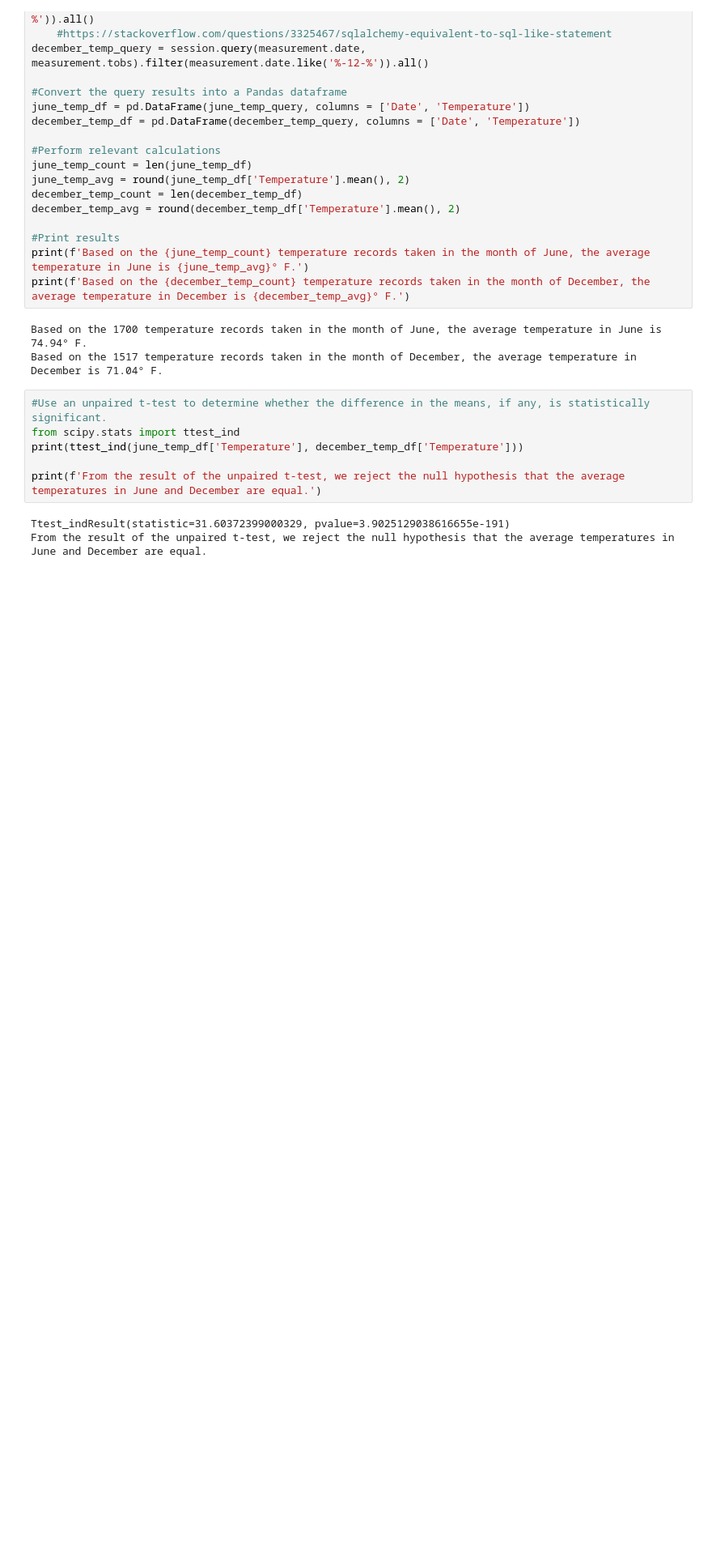
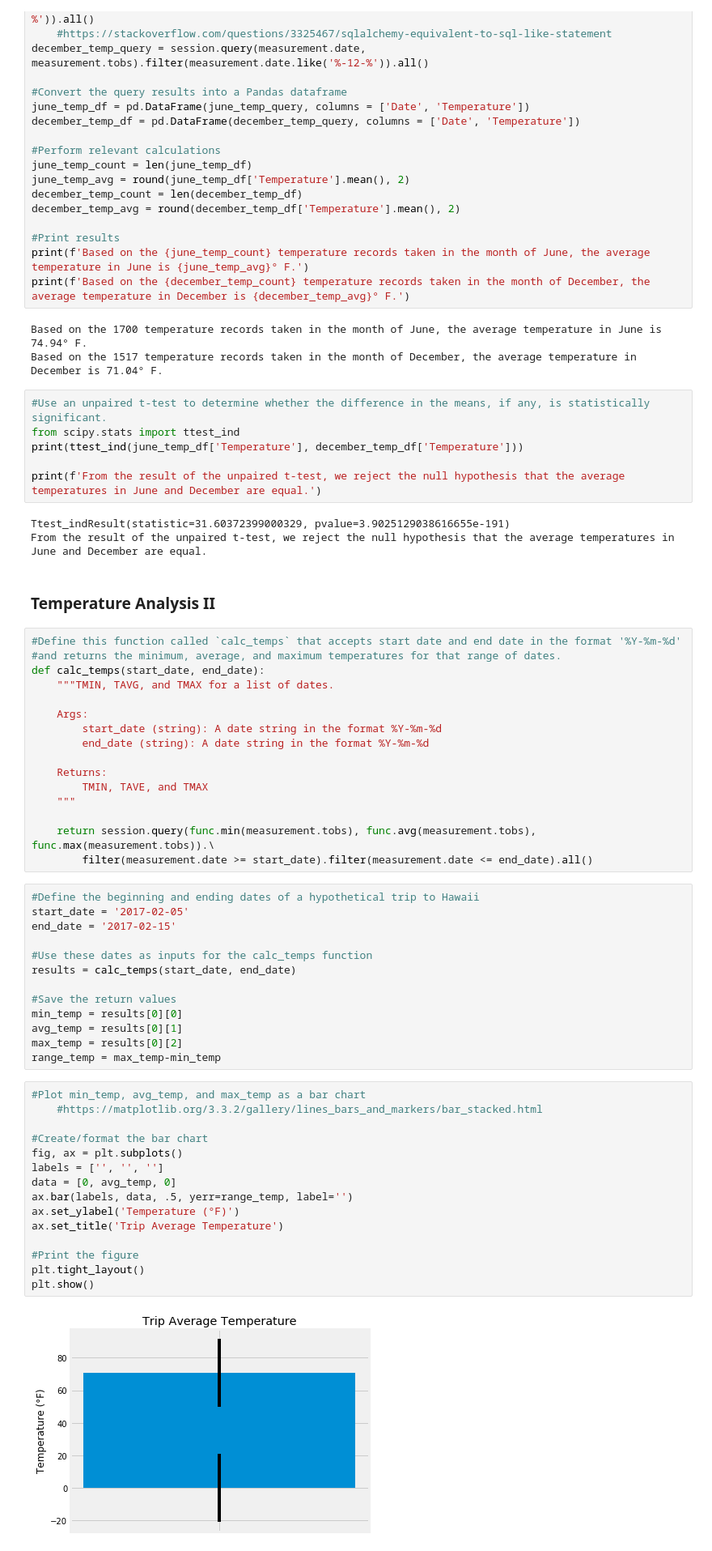
Before and after one commit to blhawkins/10.sqlalchemy-challenge, a Jupyter notebook: climate.ipynb, the cells around one changed output. Shown: that part at 81% size. Cells and saved outputs as stored; diff of their text form; blank space fills up the shorter version.

Commit message:
Completed bonus analysis 2

```diff
--- a/climate.ipynb
+++ b/climate.ipynb
@@ -280,3 +280,51 @@ print(f'From the result of the unpaired t-test, we reject the null hypothesis th
 # %% [output]
 Ttest_indResult(statistic=31.60372399000329, pvalue=3.9025129038616655e-191)
 From the result of the unpaired t-test, we reject the null hypothesis that the average temperatures in June and December are equal.
+# %% [markdown]
+### Temperature Analysis II
+# %%
+#Define this function called `calc_temps` that accepts start date and end date in the format '%Y-%m-%d'
+#and returns the minimum, average, and maximum temperatures for that range of dates.
+def calc_temps(start_date, end_date):
+    """TMIN, TAVG, and TMAX for a list of dates.
+
+    Args:
+        start_date (string): A date string in the format %Y-%m-%d
+        end_date (string): A date string in the format %Y-%m-%d
+
+    Returns:
+        TMIN, TAVE, and TMAX
+    """
+
+    return session.query(func.min(measurement.tobs), func.avg(measurement.tobs), func.max(measurement.tobs)).\
+        filter(measurement.date >= start_date).filter(measurement.date <= end_date).all()
+# %%
+#Define the beginning and ending dates of a hypothetical trip to Hawaii
+start_date = '2017-02-05'
+end_date = '2017-02-15'
+
+#Use these dates as inputs for the calc_temps function
+results = calc_temps(start_date, end_date)
+
+#Save the return values
+min_temp = results[0][0]
+avg_temp = results[0][1]
+max_temp = results[0][2]
+range_temp = max_temp-min_temp
+# %%
+#Plot min_temp, avg_temp, and max_temp as a bar chart
+    #https://matplotlib.org/3.3.2/gallery/lines_bars_and_markers/bar_stacked.html
+
+#Create/format the bar chart
+fig, ax = plt.subplots()
+labels = ['', '', '']
+data = [0, avg_temp, 0]
+ax.bar(labels, data, .5, yerr=range_temp, label='')
+ax.set_ylabel('Temperature (°F)')
+ax.set_title('Trip Average Temperature')
+
+#Print the figure
+plt.tight_layout()
+plt.show()
+# %% [output]
+[figure, added]
```
